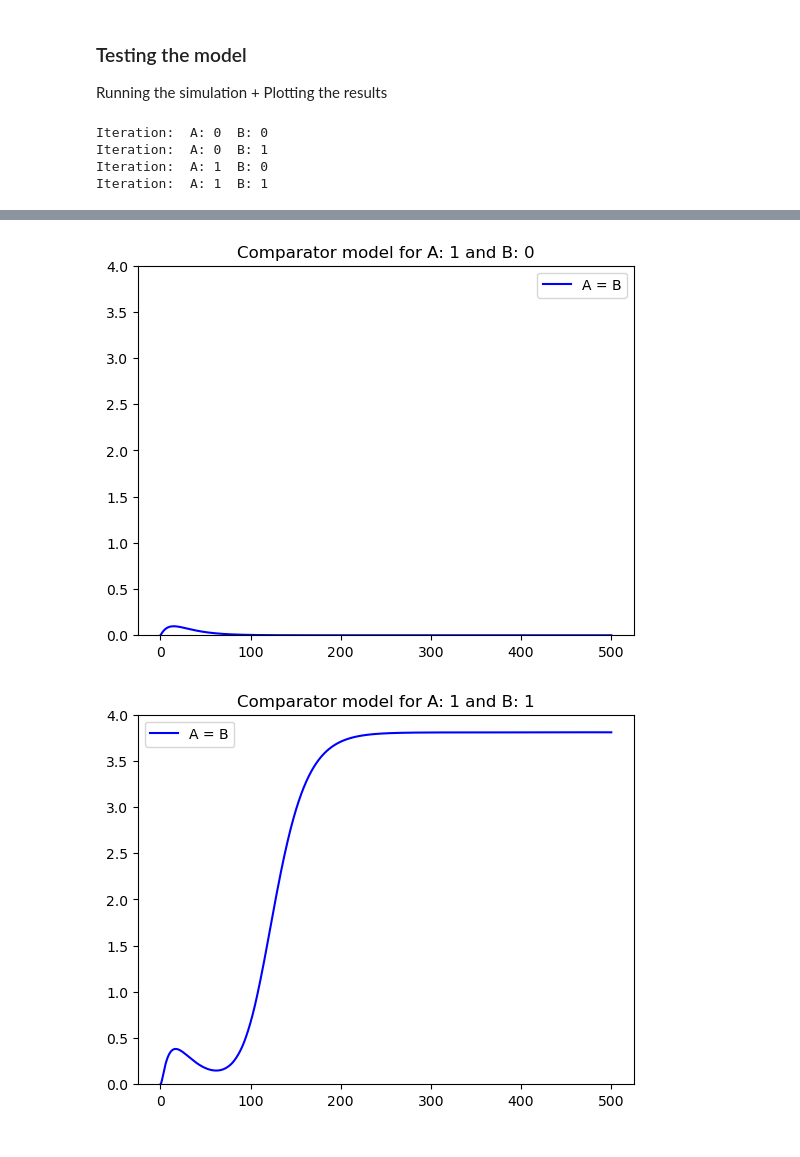
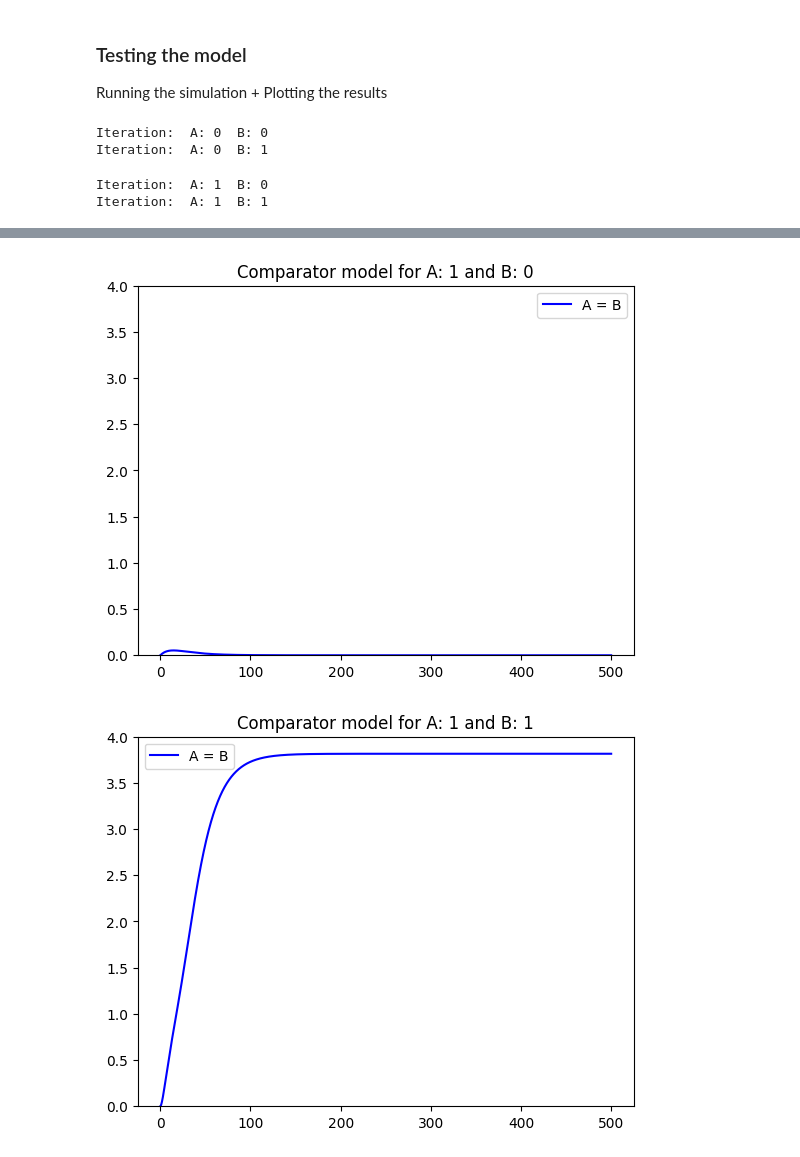
Before and after one commit to ziga7631/CBLB-Comparators, a Jupyter notebook: 1_bit_identity_comparator.ipynb, the cells around one changed output, grey strips where cells are left out. Drawn from its saved outputs; the diff is of its cells as text; code cells hidden in the pictures.

```diff
--- a/1_bit_identity_comparator.ipynb
+++ b/1_bit_identity_comparator.ipynb
@@ -168,13 +103,13 @@ T = np.linspace(0, t_end, N)
 for A in range(2):
     for B in range(2):
         print("Iteration: ", "A:", A, " B:", B)
-        Y0 = np.zeros(18)
-        Y0[9] = A
-        Y0[10] = B
+        Y0 = np.zeros(15)
+        Y0[8] = A
+        Y0[9] = B
         sol = solve_ivp(comparator_model, [0, t_end], Y0, args=params, dense_output=True)
         z = sol.sol(T)
         # Value of A = B
-        a_equal_b = z.T[:, 17]
+        a_equal_b = z.T[:, 14]
         fig, ax = plt.subplots()
         #ax.plot(T, value_a, color="red", label="A")
         #ax.plot(T, value_b, color="blue", label="B")
@@ -189,6 +124,6 @@ for A in range(2):
 # %% [output]
 Iteration:  A: 0  B: 0
 Iteration:  A: 0  B: 1
-Iteration:  A: 1  B: 0
-Iteration:  A: 1  B: 1
+Iteration:  A: 1  B: 0
+Iteration:  A: 1  B: 1
 [figure]
@@ -196,2 +131,2 @@ Iteration:  A: 1  B: 1
-[figure, old version]
+[figure, new version]
-[figure, old version]
+[figure, new version]
```
Also changed, not shown: parts of 4 cells of this notebook, 10 other files.
